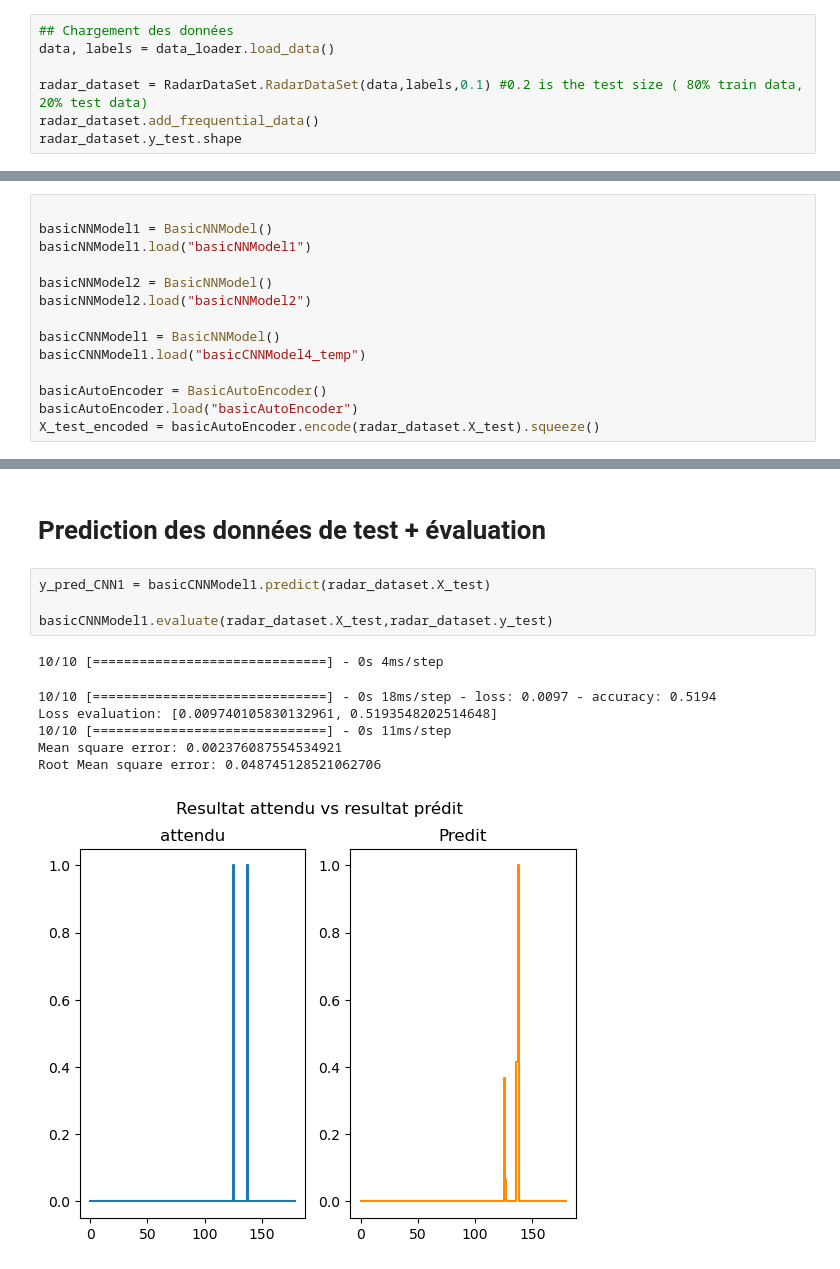
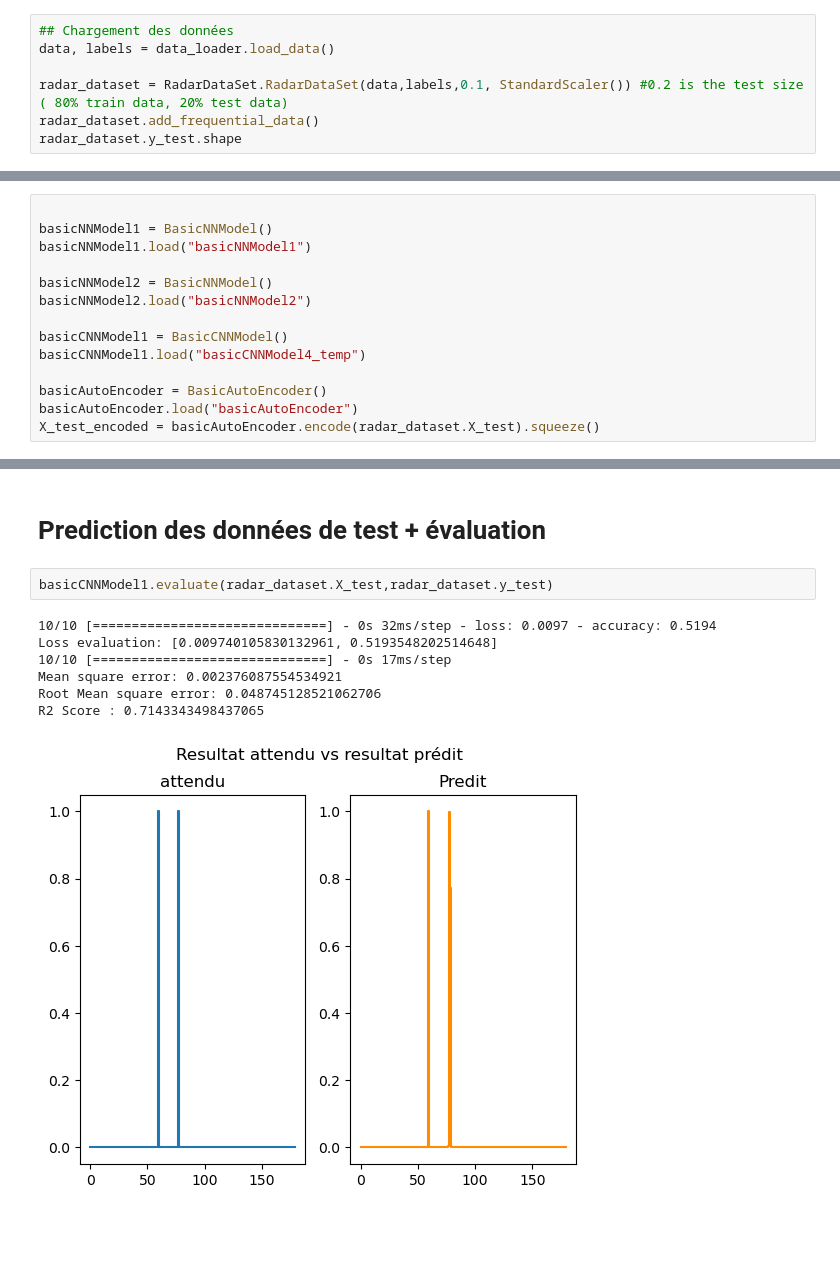
Before and after one commit to Littleyns/ProjetRadarIA, a Jupyter notebook: MainRadar.ipynb, the cells around one changed output, grey strips where cells are left out. Saved outputs shown, nothing was run; the diff lists cells and outputs as text; blank space fills up the shorter version.

```diff
--- a/MainRadar.ipynb
+++ b/MainRadar.ipynb
@@ -24,7 +26,7 @@ data, labels = data_loader.load_data()
 ## Chargement des données
 data, labels = data_loader.load_data()
 
-radar_dataset = RadarDataSet.RadarDataSet(data,labels,0.1) #0.2 is the test size ( 80% train data, 20% test data)
+radar_dataset = RadarDataSet.RadarDataSet(data,labels,0.1, StandardScaler()) #0.2 is the test size ( 80% train data, 20% test data)
 radar_dataset.add_frequential_data()
 radar_dataset.y_test.shape
 # %% [output]
@@ -47,7 +49,7 @@ basicNNModel1.load("basicNNModel1")
 basicNNModel2 = BasicNNModel()
 basicNNModel2.load("basicNNModel2")
 
-basicCNNModel1 = BasicNNModel()
+basicCNNModel1 = BasicCNNModel()
 basicCNNModel1.load("basicCNNModel4_temp")
 
 basicAutoEncoder = BasicAutoEncoder()
@@ -58,14 +60,12 @@ X_test_encoded = basicAutoEncoder.encode(radar_dataset.X_test).squeeze()
 # %% [markdown]
 # Prediction des données de test + évaluation
 # %%
-y_pred_CNN1 = basicCNNModel1.predict(radar_dataset.X_test)
-
 basicCNNModel1.evaluate(radar_dataset.X_test,radar_dataset.y_test)
 # %% [output]
-10/10 [==============================] - 0s 4ms/step
+10/10 [==============================] - 0s 32ms/step - loss: 0.0097 - accuracy: 0.5194
+Loss evaluation: [0.009740105830132961, 0.5193548202514648]
+10/10 [==============================] - 0s 17ms/step
+Mean square error: 0.002376087554534921
+Root Mean square error: 0.048745128521062706
+R2 Score : 0.7143343498437065
-10/10 [==============================] - 0s 18ms/step - loss: 0.0097 - accuracy: 0.5194
-Loss evaluation: [0.009740105830132961, 0.5193548202514648]
-10/10 [==============================] - 0s 11ms/step
-Mean square error: 0.002376087554534921
-Root Mean square error: 0.048745128521062706
-[figure, old version]
+[figure, new version]
```
Also changed, not shown: parts of 5 cells of this notebook, 15 other files.
